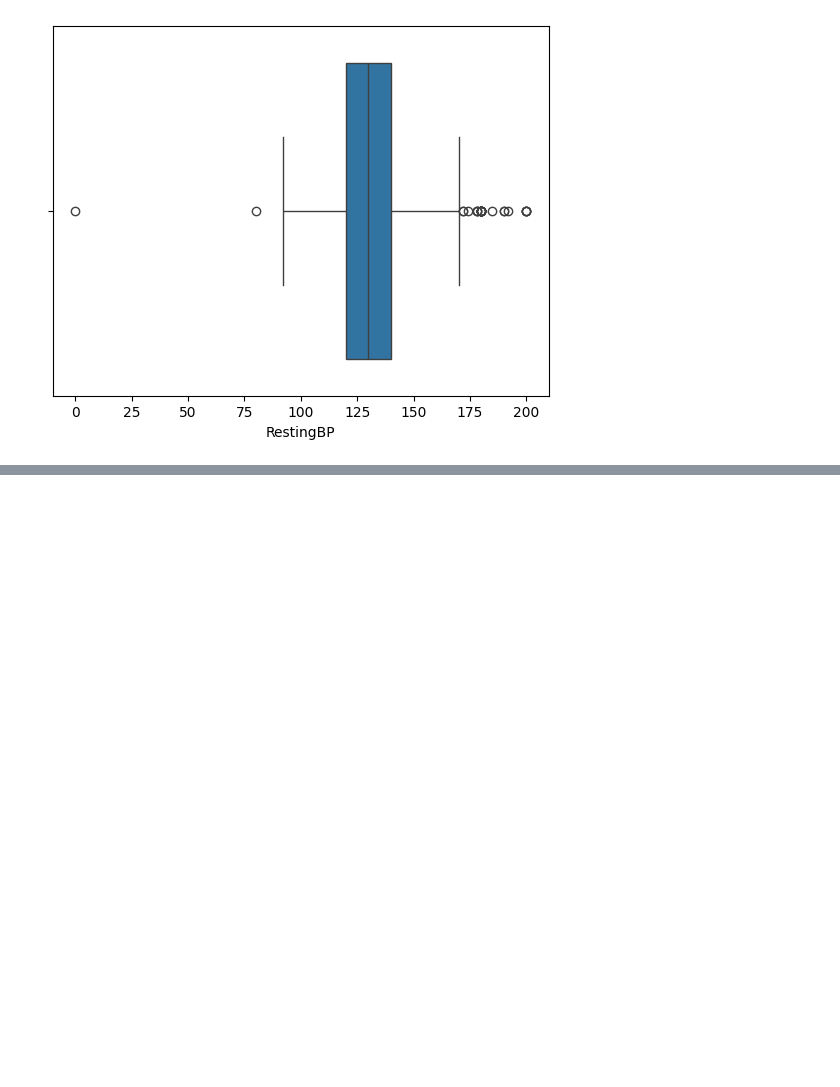
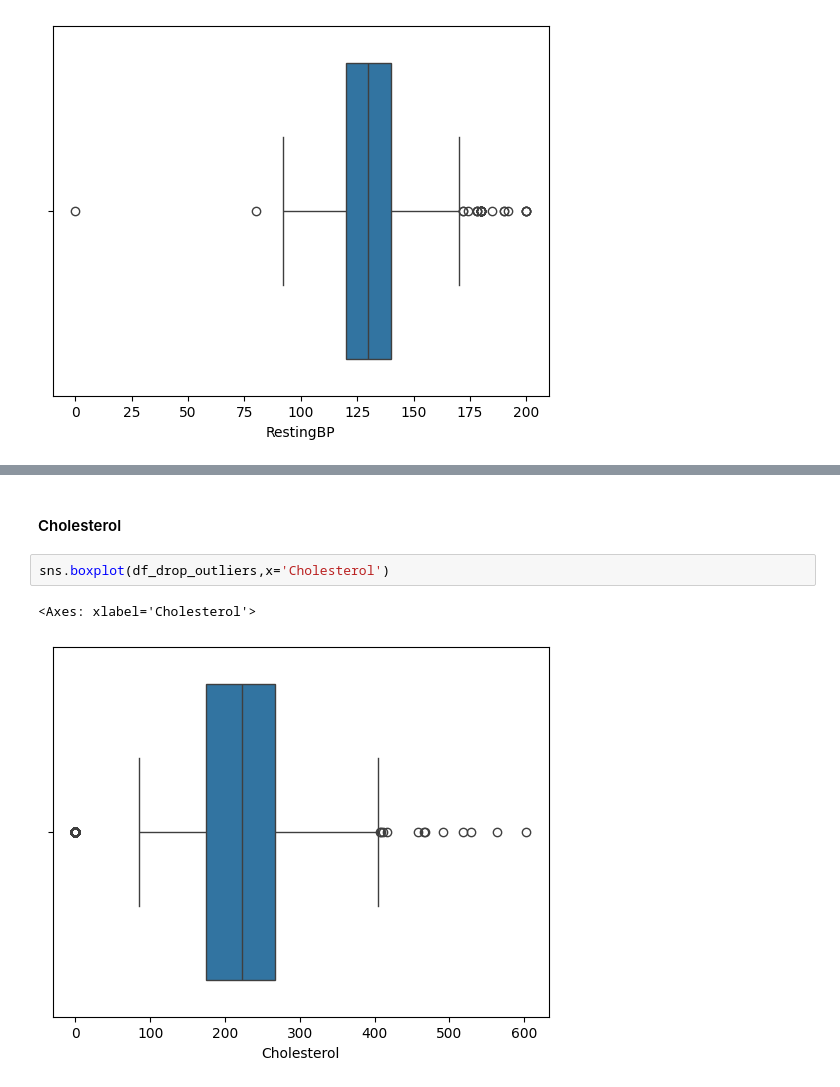
Before and after one commit to ChickenMan-1080/ML-Practice, a Jupyter notebook: ML-Heart/main.ipynb, the cells around one changed output, grey strips where cells are left out. Drawn from its saved outputs; the diff is of its cells as text; blank space fills up the shorter version.

```diff
--- a/ML-Heart/main.ipynb
+++ b/ML-Heart/main.ipynb
@@ -134,0 +159,7 @@ KeyError: "None of [Index([40, 49, 37, 48, 54, 39, 45, 54, 37, 48,\n       ...\n
+# %% [markdown]
+#### Cholesterol
+# %%
+sns.boxplot(df_drop_outliers,x='Cholesterol')
+# %% [output]
+<Axes: xlabel='Cholesterol'>
+[figure, added]
```
Also changed, not shown: parts of 16 cells of this notebook.
